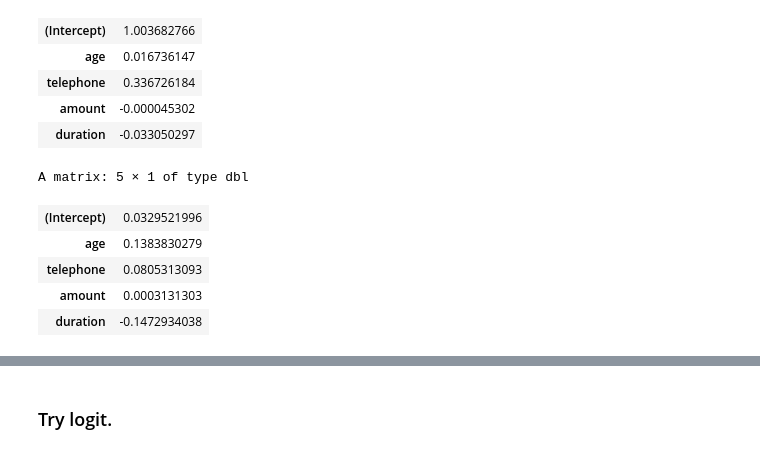
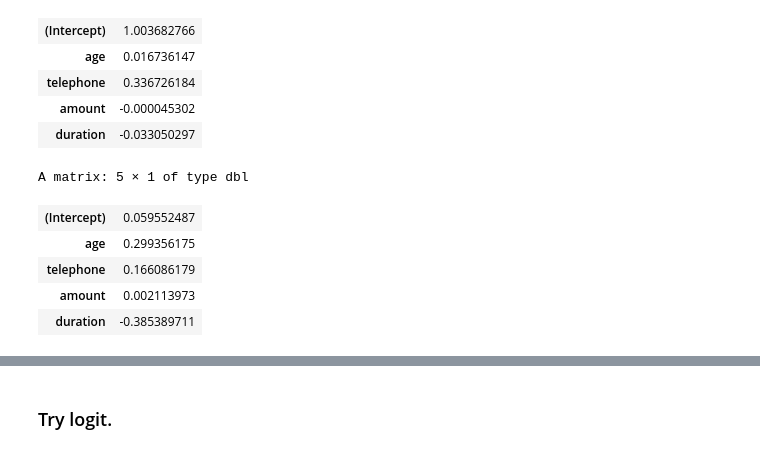
Before and after one commit to uclayanbo/OptimizationProjects, a Jupyter notebook: Project 2 Copy1.ipynb, the cells around one changed output, grey strips where cells are left out. Drawn from its saved outputs; the diff is of its cells as text; code cells hidden in the pictures.

```diff
--- a/Project 2 Copy1.ipynb
+++ b/Project 2 Copy1.ipynb
@@ -391,12 +391,12 @@ A matrix: 5 × 1 of type dbl
 | amount | -0.000045302 |
 | duration | -0.033050297 |
 # %%
-betalist <- gradient_descent(X, y, alpha = 0.000005, num_iters = 10^6, error_func = logit_cost, grad_func = logit_gradient)
+betalist <- gradient_descent(X, y, alpha = 0.0001, num_iters = 10^6, error_func = logit_cost, grad_func = logit_gradient)
 betalist[[1]]
 # %% [output]
 A matrix: 5 × 1 of type dbl
-| (Intercept) | 0.0329521996 |
-| age | 0.1383830279 |
-| telephone | 0.0805313093 |
-| amount | 0.0003131303 |
-| duration | -0.1472934038 |
+| (Intercept) | 0.059552487 |
+| age | 0.299356175 |
+| telephone | 0.166086179 |
+| amount | 0.002113973 |
+| duration | -0.385389711 |
```
Also changed, not shown: parts of 1 cell of this notebook, 2 other files.
